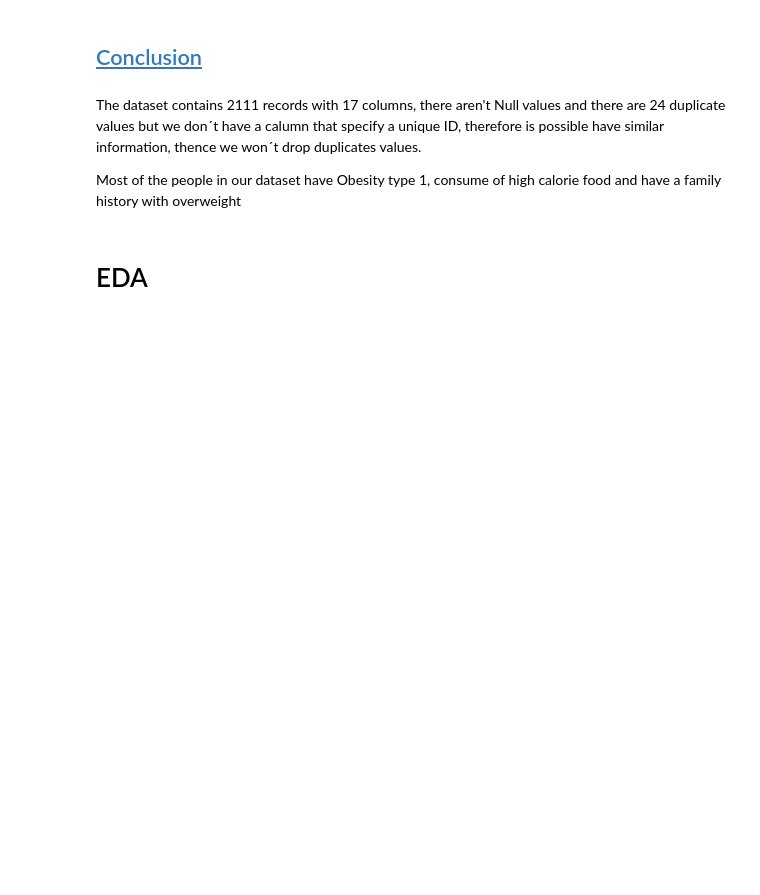
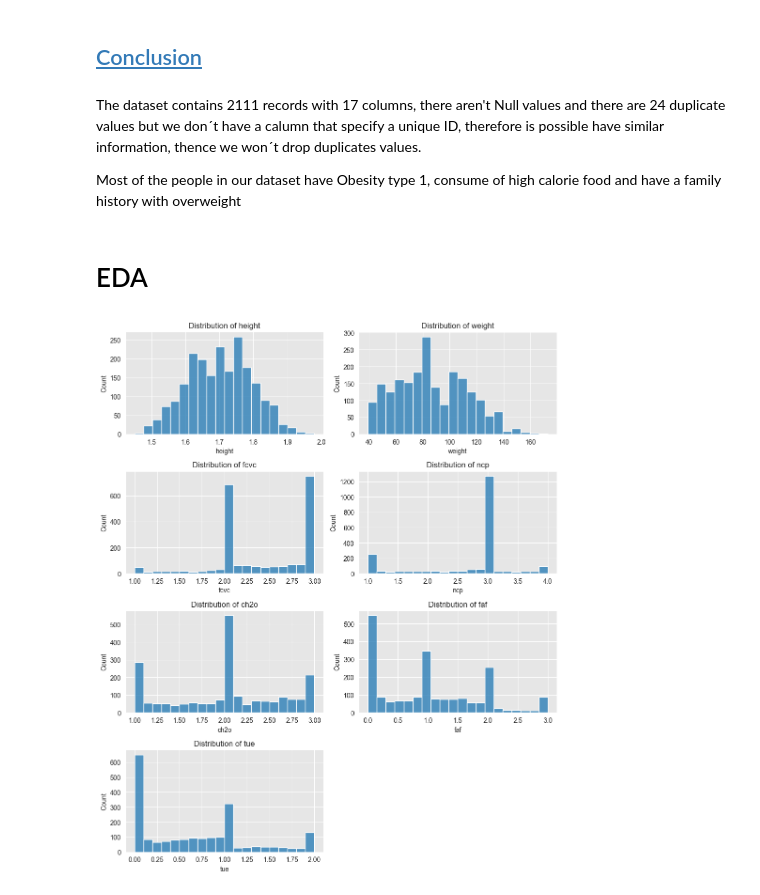
Before and after one commit to jFcomb/Obesity_or_CVD_risk, a Jupyter notebook: obesity.ipynb, the cells around one changed output. Saved outputs shown, nothing was run; the diff lists cells and outputs as text; code cells hidden in the pictures; blank space fills up the shorter version.

```diff
--- a/obesity.ipynb
+++ b/obesity.ipynb
@@ -158,3 +160,23 @@ The dataset contains 2111 records with 17 columns, there aren't Null values and
 Most of the people in our dataset have Obesity type 1, consume of high calorie food and have a family history with overweight
 # %% [markdown]
 # EDA
+# %%
+# Setting background chart
+sns.set_style("darkgrid", {"axes.facecolor": ".9"})
+# %%
+# Separate into numerical and categorical features
+numerical_features = df.select_dtypes('float64').columns
+categorical_features =  df.select_dtypes('object').columns
+# %%
+# Plot numerical featurea
+
+plt.figure(figsize=(10,12))
+for i, column in enumerate(numerical_features,1):
+        plt.subplot(4, 2, i)
+        sns.histplot(df, x=column, bins=20)
+        plt.title(f'Distribution of {column}')
+
+plt.tight_layout()
+plt.show()
+# %% [output]
+[figure, added]
```
Also changed, not shown: parts of 6 cells of this notebook.
